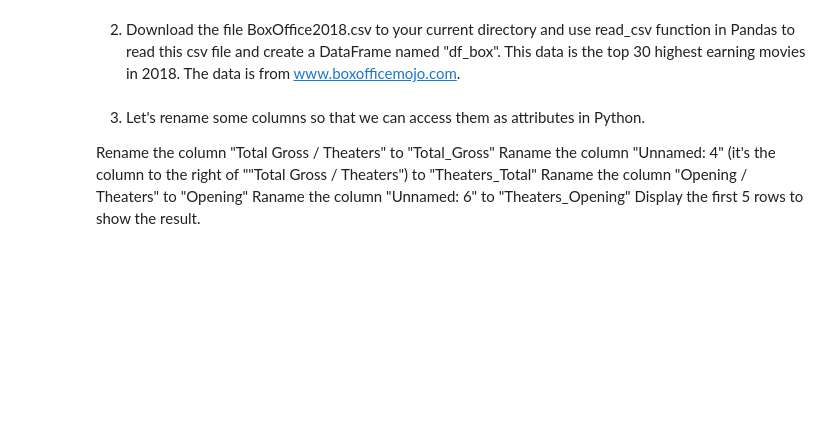
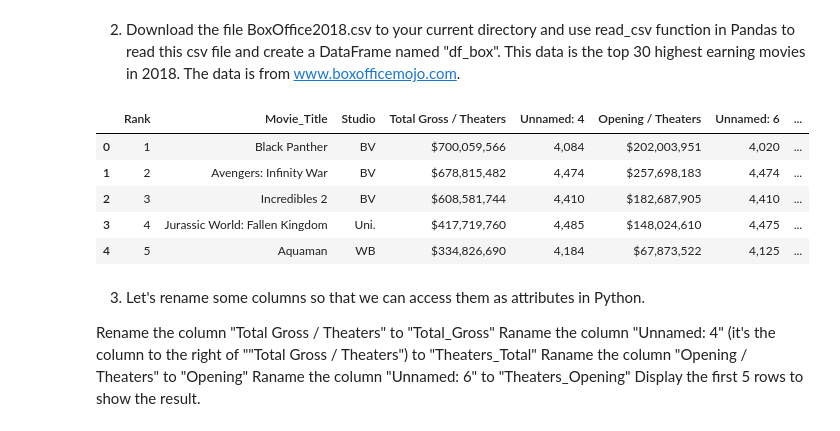
Before and after one commit to alexbui96/python, a Jupyter notebook: sbu_ams_325_hw_05.ipynb, the cells around one changed output. Drawn from its saved outputs; the diff is of its cells as text; code cells hidden in the pictures; blank space fills up the shorter version.

```diff
--- a/sbu_ams_325_hw_05.ipynb
+++ b/sbu_ams_325_hw_05.ipynb
@@ -283,6 +283,16 @@ j    20
 dtype: int64
 # %% [markdown]
 2) Download the file BoxOffice2018.csv to your current directory and use read_csv function in Pandas to read this csv file and create a DataFrame named "df_box". This data is the top 30 highest earning movies in 2018. The data is from www.boxofficemojo.com.
+# %%
+df_box = pd.read_csv("BoxOffice2018.csv")
+df_box.head()
+# %% [output]
+|  | Rank | Movie_Title | Studio | Total Gross / Theaters | Unnamed: 4 | Opening / Theaters | Unnamed: 6 | ... |
+| 0 | 1 | Black Panther | BV | $700,059,566 | 4,084 | $202,003,951 | 4,020 | ... |
+| 1 | 2 | Avengers: Infinity War | BV | $678,815,482 | 4,474 | $257,698,183 | 4,474 | ... |
+| 2 | 3 | Incredibles 2 | BV | $608,581,744 | 4,410 | $182,687,905 | 4,410 | ... |
+| 3 | 4 | Jurassic World: Fallen Kingdom | Uni. | $417,719,760 | 4,485 | $148,024,610 | 4,475 | ... |
+| 4 | 5 | Aquaman | WB | $334,826,690 | 4,184 | $67,873,522 | 4,125 | ... |
 # %% [markdown]
 3) Let's rename some columns so that we can access them as attributes in Python.
 
```
Also changed, not shown: 1 other file.
